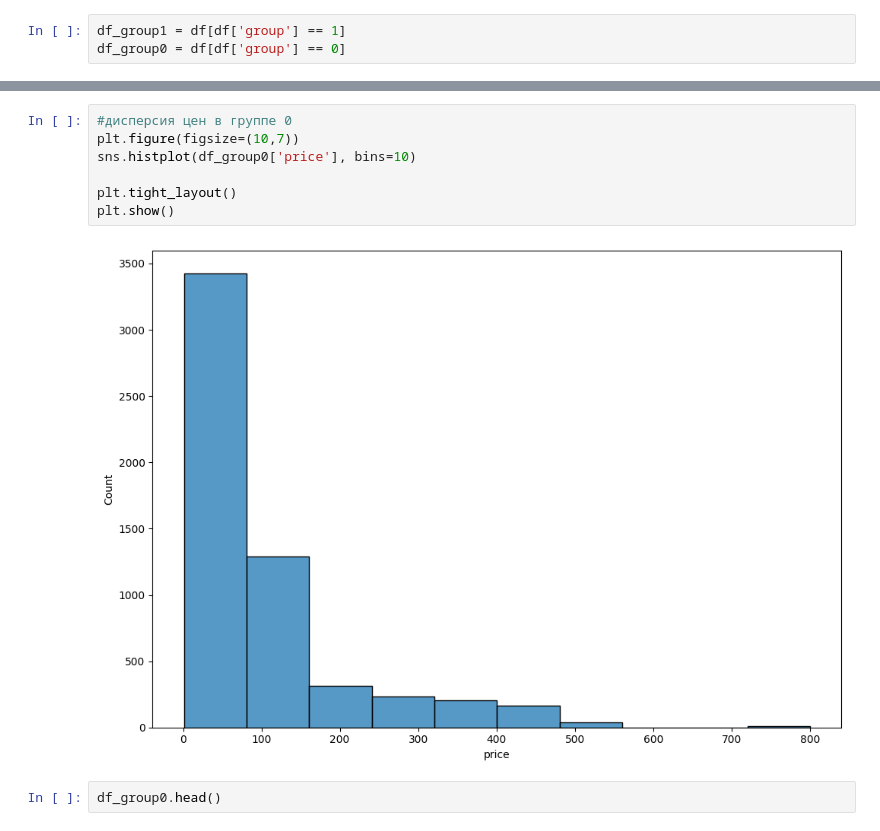
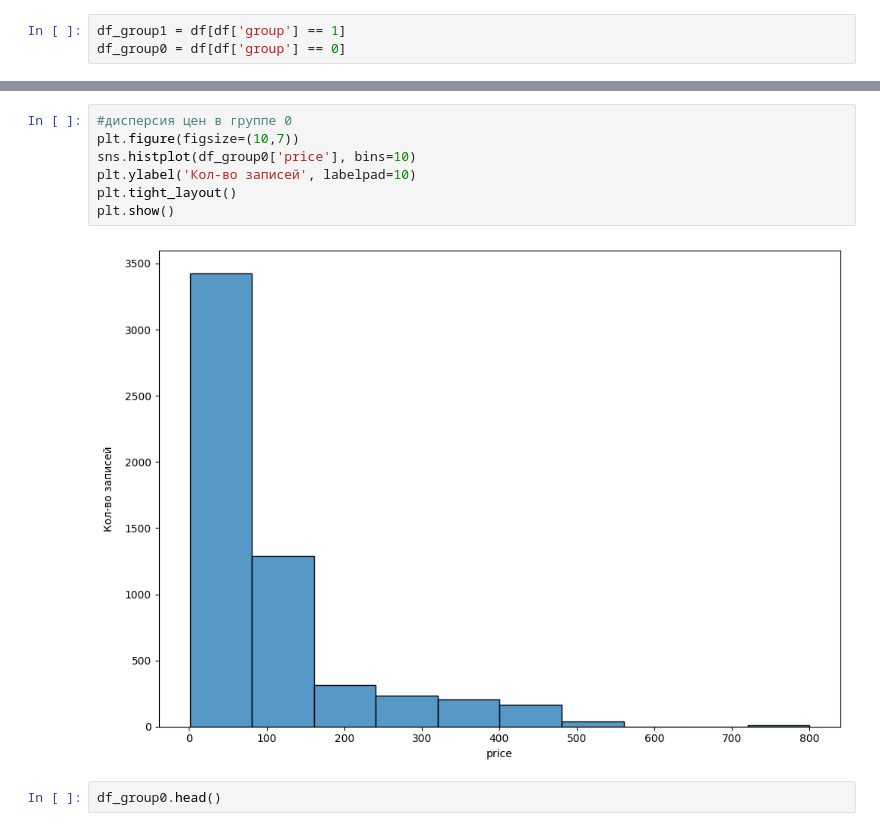
Before and after one commit to dremer03/data-projects, a Jupyter notebook: ab tests/delivery app/ab__delivery_app.ipynb, the cells around one changed output, grey strips where cells are left out. Saved outputs shown, nothing was run; the diff lists cells and outputs as text.

```diff
--- a/ab tests/delivery app/ab__delivery_app.ipynb
+++ b/ab tests/delivery app/ab__delivery_app.ipynb
@@ -198,12 +200,12 @@ plt.show()
 # %%
 #дисперсия цен в группе 0
 plt.figure(figsize=(10,7))
 sns.histplot(df_group0['price'], bins=10)
-
+plt.ylabel('Кол-во записей', labelpad=10)
 plt.tight_layout()
 plt.show()
 # %% [output]
-[figure, old version]
+[figure, new version]
 # %%
 df_group0.head()
 # %% [output]
```
Also changed, not shown: parts of 15 cells of this notebook.
